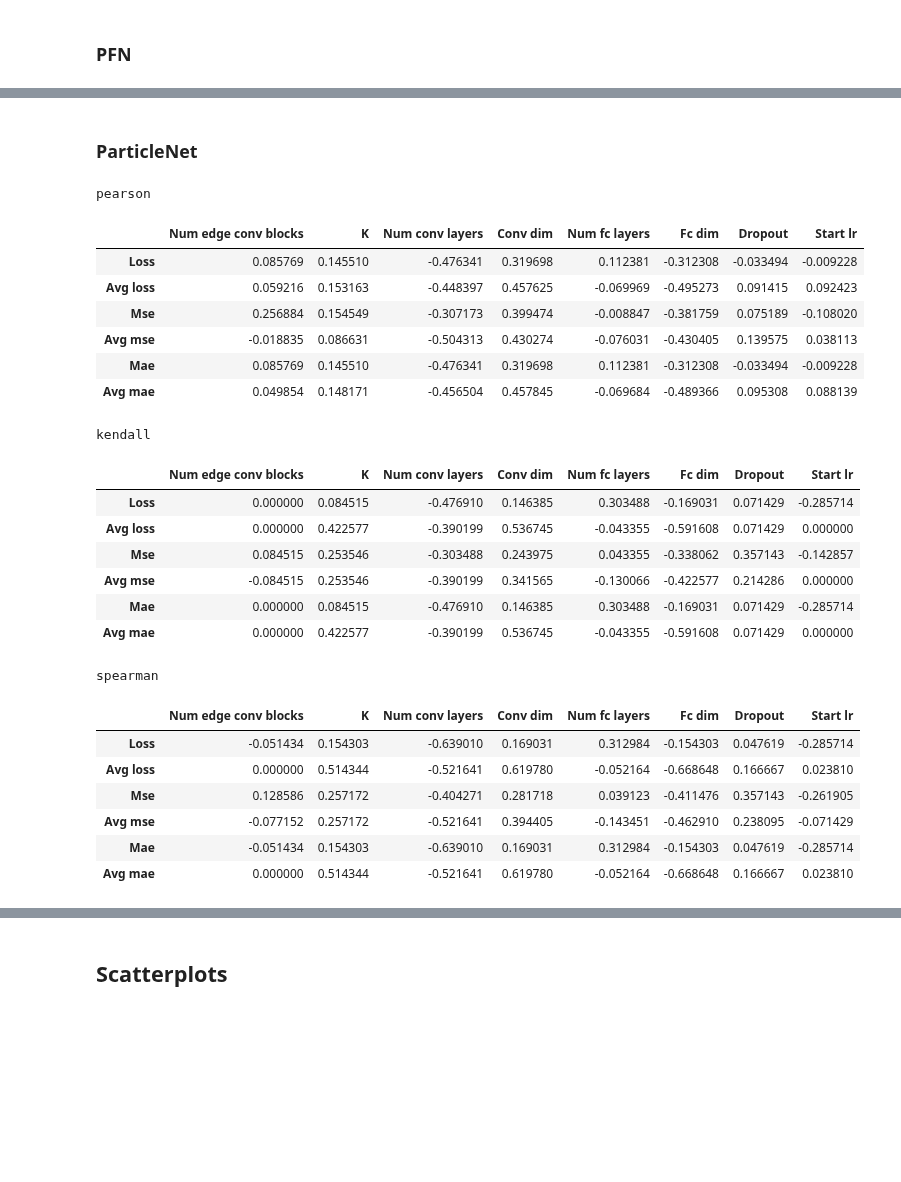
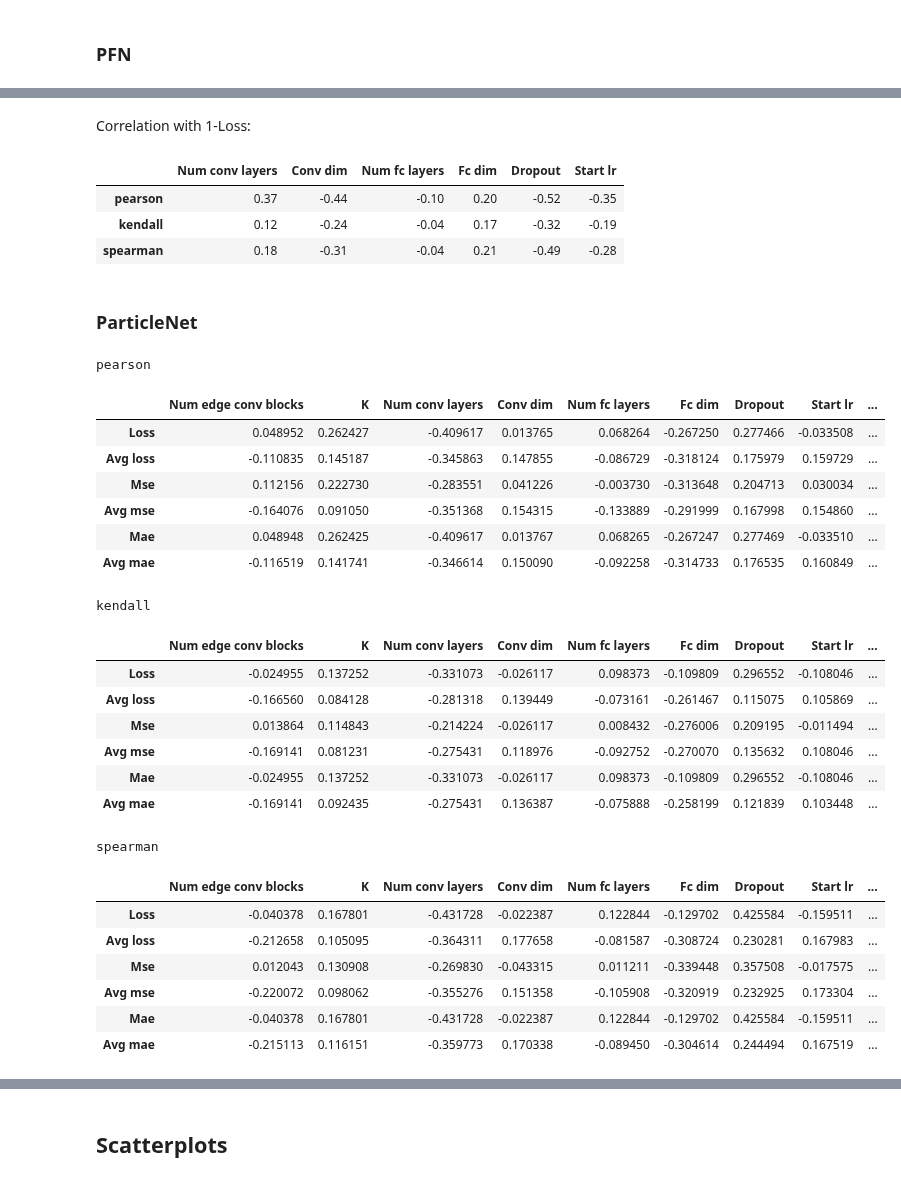
Before and after one commit to deinal/jec-inference, a Jupyter notebook: correlation.ipynb, the cells around one changed output, grey strips where cells are left out. Saved outputs shown, nothing was run; the diff lists cells and outputs as text; code cells hidden in the pictures; blank space fills up the shorter version.

```diff
--- a/correlation.ipynb
+++ b/correlation.ipynb
@@ -40,11 +56,33 @@ pfn_df.head()
 particlenet_katib_string = StringIO("""
     Trial name,Status,Loss,Avg loss,Mse,Avg mse,Mae,Avg mae,Num edge conv blocks,K,Num conv layers,Conv dim,Num fc layers,Fc dim,Dropout,Start lr,Optimizer,Num epochs,Batch size,Data fraction
     jec-katib-particle-net-regressor-open-9530c0-4zfqkwks,Succeeded,7.41231e-2,8.94369e-2,1.01698e-2,1.77512e-2,7.41231e-2,9.01592e-2,1,4,1,100,2,100,0.35593,8.82134e-3,ranger,50,500,1
+    jec-katib-particle-net-regressor-open-9530c0-59wp959n,Succeeded,7.19758e-2,8.89043e-2,9.70565e-3,1.75751e-2,7.19758e-2,8.96252e-2,1,4,3,200,1,50,0.19454,7.42062e-3,adagrad,50,500,1
+    jec-katib-particle-net-regressor-open-9530c0-787zxtkn,Succeeded,7.25129e-2,8.95975e-2,1.02256e-2,1.78893e-2,7.25129e-2,9.03195e-2,2,8,2,200,1,200,0.17531,7.6857e-3,adam,50,500,1
     jec-katib-particle-net-regressor-open-9530c0-7c7tsvnj,Succeeded,7.65286e-2,9.09208e-2,1.1066e-2,1.83865e-2,7.65286e-2,9.16394e-2,3,8,2,200,1,50,0.23982,6.18425e-3,adam,50,500,1
     jec-katib-particle-net-regressor-open-9530c0-8n5p94b8,Succeeded,7.34978e-2,8.83031e-2,1.01306e-2,1.71787e-2,7.34978e-2,8.89913e-2,3,4,3,100,2,200,0.34178,1.78223e-3,adamW,50,500,1
+    jec-katib-particle-net-regressor-open-9530c0-9xfjdbn4,Succeeded,7.60118e-2,9.09861e-2,1.08249e-2,1.84022e-2,7.60118e-2,9.17053e-2,1,4,1,50,2,50,0.40547,4.69776e-4,adagrad,50,500,1
+    jec-katib-particle-net-regressor-open-9530c0-bzns65sm,Succeeded,7.75614e-2,9.15902e-2,1.11947e-2,1.85289e-2,7.75614e-2,9.23072e-2,3,16,1,200,2,50,0.14891,5.68645e-3,rmsprop,50,500,1
+    jec-katib-particle-net-regressor-open-9530c0-ccf4w5vk,Succeeded,7.31145e-2,8.78171e-2,1.00623e-2,1.69472e-2,7.31145e-2,8.84928e-2,2,16,3,50,1,50,0.4111,9.93593e-4,rmsprop,50,500,1
+    jec-katib-particle-net-regressor-open-9530c0-cs7tckb8,Succeeded,7.3653e-2,8.91308e-2,1.03018e-2,1.76172e-2,7.36531e-2,8.98434e-2,1,4,2,200,2,200,0.44409,2.31845e-3,rmsprop,50,500,1
+    jec-katib-particle-net-regressor-open-9530c0-dhkkw9jh,Succeeded,7.34242e-2,8.92208e-2,1.00167e-2,1.76503e-2,7.34242e-2,8.99396e-2,1,16,1,100,1,200,0.21488,4.72987e-3,adamW,50,500,1
+    jec-katib-particle-net-regressor-open-9530c0-dlvtcrlr,Succeeded,7.42758e-2,8.94776e-2,1.02767e-2,1.77642e-2,7.42758e-2,9.01978e-2,2,4,1,100,2,50,0.47902,6.89434e-4,rmsprop,50,500,1
+    jec-katib-particle-net-regressor-open-9530c0-g4crtf6m,Succeeded,7.20402e-2,8.7825e-2,9.80282e-3,1.69361e-2,7.20402e-2,8.84814e-2,2,4,2,200,3,50,3.19531e-3,2.45645e-3,adam,50,500,1
+    jec-katib-particle-net-regressor-open-9530c0-g9qgvt7z,Succeeded,7.2754e-2,8.80906e-2,9.95258e-3,1.70818e-2,7.2754e-2,8.87731e-2,3,8,2,200,3,200,0.1186,5.4351e-3,adamW,50,500,1
+    jec-katib-particle-net-regressor-open-9530c0-h7nhph7d,Succeeded,7.26704e-2,8.7965e-2,9.82383e-3,1.70184e-2,7.26704e-2,8.86428e-2,1,16,2,100,3,200,0.31955,4.08646e-4,adamW,50,500,1
+    jec-katib-particle-net-regressor-open-9530c0-h7sl7x8r,Succeeded,7.48325e-2,8.98593e-2,1.05814e-2,1.79428e-2,7.48325e-2,9.05773e-2,2,16,1,100,3,50,0.39184,2.25784e-3,rmsprop,50,500,1
+    jec-katib-particle-net-regressor-open-9530c0-jrktfjqr,Succeeded,7.30118e-2,8.85939e-2,1.00675e-2,1.72581e-2,7.30118e-2,8.92586e-2,2,4,1,50,3,50,0.29128,1.56157e-3,rmsprop,50,500,1
+    jec-katib-particle-net-regressor-open-9530c0-kvmkqz5g,Succeeded,7.31297e-2,8.87554e-2,1.00566e-2,1.73114e-2,7.31297e-2,8.94466e-2,2,16,3,200,3,200,0.45015,8.33518e-3,adagrad,50,500,1
+    jec-katib-particle-net-regressor-open-9530c0-lpq2kjtj,Succeeded,7.32424e-2,8.88729e-2,1.0002e-2,1.75103e-2,7.32424e-2,8.95898e-2,2,4,1,200,2,200,0.13394,1.16061e-5,adamW,50,500,1
+    jec-katib-particle-net-regressor-open-9530c0-n78pnjww,Succeeded,7.3253e-2,8.89318e-2,1.01452e-2,1.75548e-2,7.3253e-2,8.9648e-2,3,4,3,100,2,100,0.15314,1.83553e-3,adagrad,50,500,1
     jec-katib-particle-net-regressor-open-9530c0-pd49p4lp,Succeeded,7.50205e-2,8.97734e-2,1.05333e-2,1.79145e-2,7.50205e-2,9.04915e-2,2,16,1,200,3,50,0.41613,3.17051e-3,ranger,50,500,1
     jec-katib-particle-net-regressor-open-9530c0-pjgmc9j9,Succeeded,7.27109e-2,8.83705e-2,9.86612e-3,1.7092e-2,7.27109e-2,8.90467e-2,3,16,3,200,2,50,0.24161,6.86729e-3,adagrad,50,500,1
+    jec-katib-particle-net-regressor-open-9530c0-rrlls7w5,Succeeded,7.51886e-2,9.05316e-2,1.07423e-2,1.82429e-2,7.51886e-2,9.12513e-2,2,16,3,100,2,200,0.34298,6.93369e-3,adam,50,500,1
     jec-katib-particle-net-regressor-open-9530c0-scgcq7sm,Succeeded,7.34675e-2,8.89255e-2,1.00602e-2,1.75366e-2,7.34675e-2,8.96445e-2,1,4,1,200,1,200,0.18426,3.36053e-3,adam,50,500,1
+    jec-katib-particle-net-regressor-open-9530c0-ssf4bss9,Succeeded,7.26845e-2,8.7754e-2,9.91468e-3,1.69128e-2,7.26845e-2,8.84291e-2,3,8,3,50,1,200,0.31743,1.90523e-3,adam,50,500,1
+    jec-katib-particle-net-regressor-open-9530c0-swjvdrcx,Succeeded,7.30354e-2,8.79243e-2,9.91599e-3,1.69997e-2,7.30354e-2,8.86009e-2,3,8,1,100,2,200,0.18538,7.19899e-3,ranger,50,500,1
+    jec-katib-particle-net-regressor-open-9530c0-v84nq27c,Succeeded,7.25805e-2,8.87554e-2,1.02272e-2,1.7368e-2,7.25805e-2,8.94406e-2,3,8,3,100,2,50,0.22934,4.65272e-3,rmsprop,50,500,1
+    jec-katib-particle-net-regressor-open-9530c0-w7bp244w,Succeeded,7.26909e-2,8.90933e-2,1.02681e-2,1.76314e-2,7.26909e-2,8.98121e-2,1,4,2,100,1,50,1.24535e-2,8.98719e-3,adam,50,500,1
+    jec-katib-particle-net-regressor-open-9530c0-x74fk8r6,Succeeded,7.47832e-2,8.99513e-2,1.03621e-2,1.79211e-2,7.47832e-2,9.06736e-2,1,8,2,100,2,50,0.37708,6.62468e-3,rmsprop,50,500,1
     jec-katib-particle-net-regressor-open-9530c0-xd5gndjk,Succeeded,7.33897e-2,8.94947e-2,1.02967e-2,1.77894e-2,7.33897e-2,9.02161e-2,3,8,3,200,1,50,0.47692,3.47744e-3,adamW,50,500,1
     jec-katib-particle-net-regressor-open-9530c0-xmdbl784,Succeeded,7.26416e-2,8.83537e-2,9.87936e-3,1.71939e-2,7.26416e-2,8.90333e-2,2,4,3,100,1,100,0.31797,7.11765e-3,adagrad,50,500,1
 """)
@@ -52,6 +90,7 @@ particlenet_katib_string = StringIO("""
 particlenet_df = pd.read_csv(particlenet_katib_string)
 particlenet_df = particlenet_df.drop(['Status', 'Num epochs', 'Batch size', 'Data fraction'], axis=1)
 particlenet_df['Optimizer'] = pd.Categorical(particlenet_df.Optimizer)
+particlenet_df['1 - Loss'] = 1 - particlenet_df.Loss
 particlenet_df.head()
 # %% [output]
 |  | Trial name | Loss | Avg loss | Mse | Avg mse | Mae | Avg mae | Num edge conv blocks | K | ... |
@@ -64,12 +103,16 @@ particlenet_df.head()
 ## Calcualte correlation
 # %%
 def show_correlation(df):
+    scores = []
     for method in ['pearson', 'kendall', 'spearman']:
         corr = df.corr(method=method)
+        score = corr.loc['1 - Loss'].rename(method)
+        scores.append(score.round(2))
         corr = corr.iloc[:6,6:].style.background_gradient()
         print(method)
         display(corr)
         print()
+    return scores
 # %% [markdown]
 ### PFN
 # %%
@@ -102,29 +145,38 @@ spearman
+# %% [markdown]
+Correlation with 1-Loss:
+# %%
+pd.concat(pfn_scores, axis=1)[6:12].T
+# %% [output]
+|  | Num conv layers | Conv dim | Num fc layers | Fc dim | Dropout | Start lr |
+| pearson | 0.37 | -0.44 | -0.10 | 0.20 | -0.52 | -0.35 |
+| kendall | 0.12 | -0.24 | -0.04 | 0.17 | -0.32 | -0.19 |
+| spearman | 0.18 | -0.31 | -0.04 | 0.21 | -0.49 | -0.28 |
 # %% [markdown]
 ### ParticleNet
 # %%
-show_correlation(particlenet_df)
+particlenet_scores = show_correlation(particlenet_df)
 # %% [output]
 pearson
-|  | Num edge conv blocks | K | Num conv layers | Conv dim | Num fc layers | Fc dim | Dropout | Start lr |
-| Loss | 0.085769 | 0.145510 | -0.476341 | 0.319698 | 0.112381 | -0.312308 | -0.033494 | -0.009228 |
-| Avg loss | 0.059216 | 0.153163 | -0.448397 | 0.457625 | -0.069969 | -0.495273 | 0.091415 | 0.092423 |
-| Mse | 0.256884 | 0.154549 | -0.307173 | 0.399474 | -0.008847 | -0.381759 | 0.075189 | -0.108020 |
-| Avg mse | -0.018835 | 0.086631 | -0.504313 | 0.430274 | -0.076031 | -0.430405 | 0.139575 | 0.038113 |
-| Mae | 0.085769 | 0.145510 | -0.476341 | 0.319698 | 0.112381 | -0.312308 | -0.033494 | -0.009228 |
-| Avg mae | 0.049854 | 0.148171 | -0.456504 | 0.457845 | -0.069684 | -0.489366 | 0.095308 | 0.088139 |
+|  | Num edge conv blocks | K | Num conv layers | Conv dim | Num fc layers | Fc dim | Dropout | Start lr | ... |
+| Loss | 0.048952 | 0.262427 | -0.409617 | 0.013765 | 0.068264 | -0.267250 | 0.277466 | -0.033508 | ... |
+| Avg loss | -0.110835 | 0.145187 | -0.345863 | 0.147855 | -0.086729 | -0.318124 | 0.175979 | 0.159729 | ... |
+| Mse | 0.112156 | 0.222730 | -0.283551 | 0.041226 | -0.003730 | -0.313648 | 0.204713 | 0.030034 | ... |
+| Avg mse | -0.164076 | 0.091050 | -0.351368 | 0.154315 | -0.133889 | -0.291999 | 0.167998 | 0.154860 | ... |
+| Mae | 0.048948 | 0.262425 | -0.409617 | 0.013767 | 0.068265 | -0.267247 | 0.277469 | -0.033510 | ... |
+| Avg mae | -0.116519 | 0.141741 | -0.346614 | 0.150090 | -0.092258 | -0.314733 | 0.176535 | 0.160849 | ... |
 kendall
-|  | Num edge conv blocks | K | Num conv layers | Conv dim | Num fc layers | Fc dim | Dropout | Start lr |
-| Loss | 0.000000 | 0.084515 | -0.476910 | 0.146385 | 0.303488 | -0.169031 | 0.071429 | -0.285714 |
-| Avg loss | 0.000000 | 0.422577 | -0.390199 | 0.536745 | -0.043355 | -0.591608 | 0.071429 | 0.000000 |
-| Mse | 0.084515 | 0.253546 | -0.303488 | 0.243975 | 0.043355 | -0.338062 | 0.357143 | -0.142857 |
-| Avg mse | -0.084515 | 0.253546 | -0.390199 | 0.341565 | -0.130066 | -0.422577 | 0.214286 | 0.000000 |
-| Mae | 0.000000 | 0.084515 | -0.476910 | 0.146385 | 0.303488 | -0.169031 | 0.071429 | -0.285714 |
-| Avg mae | 0.000000 | 0.422577 | -0.390199 | 0.536745 | -0.043355 | -0.591608 | 0.071429 | 0.000000 |
+|  | Num edge conv blocks | K | Num conv layers | Conv dim | Num fc layers | Fc dim | Dropout | Start lr | ... |
+| Loss | -0.024955 | 0.137252 | -0.331073 | -0.026117 | 0.098373 | -0.109809 | 0.296552 | -0.108046 | ... |
+| Avg loss | -0.166560 | 0.084128 | -0.281318 | 0.139449 | -0.073161 | -0.261467 | 0.115075 | 0.105869 | ... |
+| Mse | 0.013864 | 0.114843 | -0.214224 | -0.026117 | 0.008432 | -0.276006 | 0.209195 | -0.011494 | ... |
+| Avg mse | -0.169141 | 0.081231 | -0.275431 | 0.118976 | -0.092752 | -0.270070 | 0.135632 | 0.108046 | ... |
+| Mae | -0.024955 | 0.137252 | -0.331073 | -0.026117 | 0.098373 | -0.109809 | 0.296552 | -0.108046 | ... |
+| Avg mae | -0.169141 | 0.092435 | -0.275431 | 0.136387 | -0.075888 | -0.258199 | 0.121839 | 0.103448 | ... |
 spearman
-|  | Num edge conv blocks | K | Num conv layers | Conv dim | Num fc layers | Fc dim | Dropout | Start lr |
-| Loss | -0.051434 | 0.154303 | -0.639010 | 0.169031 | 0.312984 | -0.154303 | 0.047619 | -0.285714 |
-| Avg loss | 0.000000 | 0.514344 | -0.521641 | 0.619780 | -0.052164 | -0.668648 | 0.166667 | 0.023810 |
-| Mse | 0.128586 | 0.257172 | -0.404271 | 0.281718 | 0.039123 | -0.411476 | 0.357143 | -0.261905 |
-| Avg mse | -0.077152 | 0.257172 | -0.521641 | 0.394405 | -0.143451 | -0.462910 | 0.238095 | -0.071429 |
-| Mae | -0.051434 | 0.154303 | -0.639010 | 0.169031 | 0.312984 | -0.154303 | 0.047619 | -0.285714 |
-| Avg mae | 0.000000 | 0.514344 | -0.521641 | 0.619780 | -0.052164 | -0.668648 | 0.166667 | 0.023810 |
+|  | Num edge conv blocks | K | Num conv layers | Conv dim | Num fc layers | Fc dim | Dropout | Start lr | ... |
+| Loss | -0.040378 | 0.167801 | -0.431728 | -0.022387 | 0.122844 | -0.129702 | 0.425584 | -0.159511 | ... |
+| Avg loss | -0.212658 | 0.105095 | -0.364311 | 0.177658 | -0.081587 | -0.308724 | 0.230281 | 0.167983 | ... |
+| Mse | 0.012043 | 0.130908 | -0.269830 | -0.043315 | 0.011211 | -0.339448 | 0.357508 | -0.017575 | ... |
+| Avg mse | -0.220072 | 0.098062 | -0.355276 | 0.151358 | -0.105908 | -0.320919 | 0.232925 | 0.173304 | ... |
+| Mae | -0.040378 | 0.167801 | -0.431728 | -0.022387 | 0.122844 | -0.129702 | 0.425584 | -0.159511 | ... |
+| Avg mae | -0.215113 | 0.116151 | -0.359773 | 0.170338 | -0.089450 | -0.304614 | 0.244494 | 0.167519 | ... |
```
Also changed, not shown: parts of 11 cells of this notebook, 4 other files.
